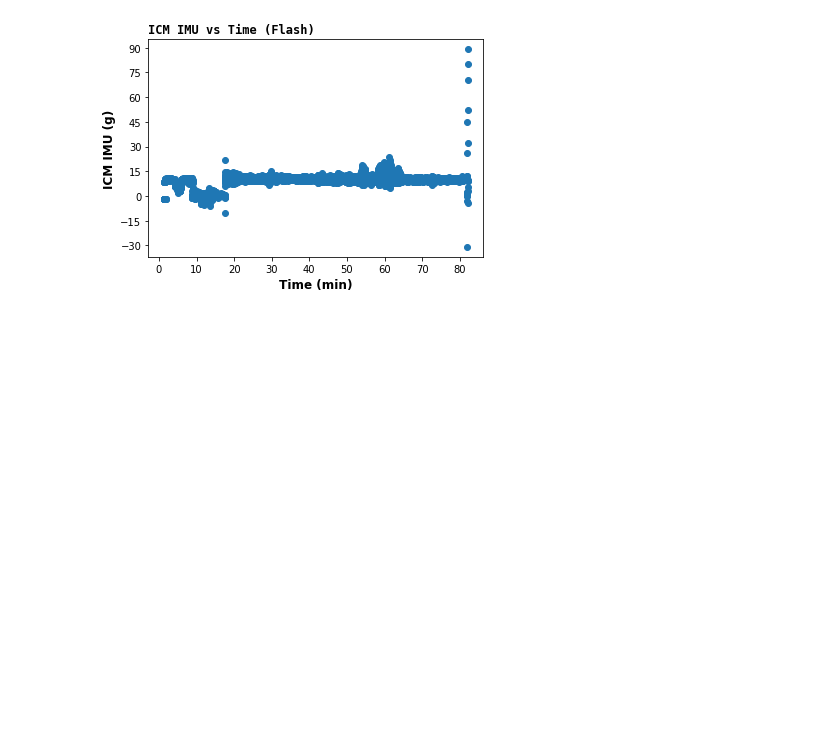
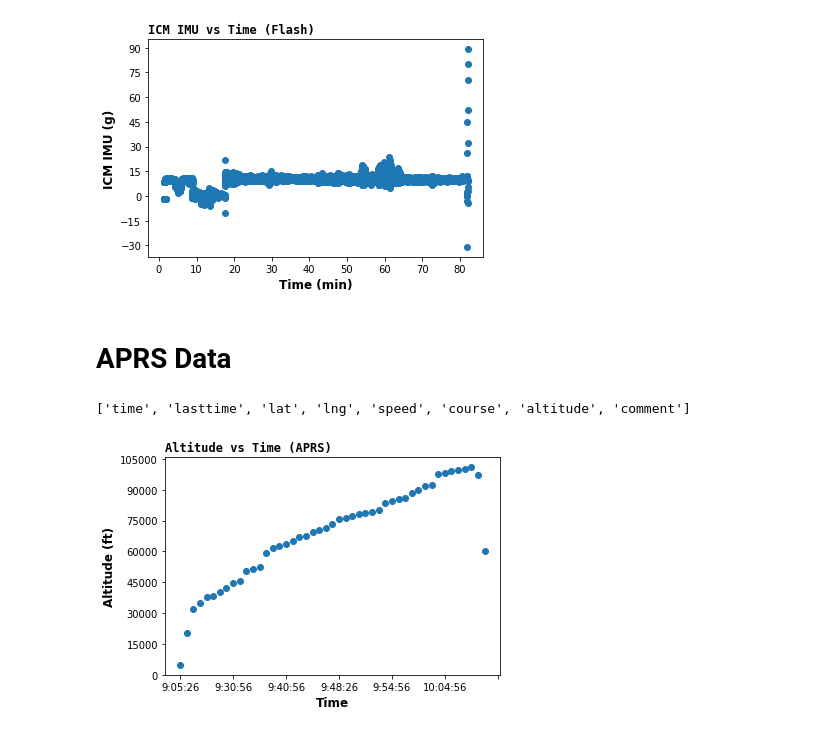
Before and after one commit to ASU-ASCEND/Fall-2024, a Jupyter notebook: DataProcessing/Traditional/Fall2024Launch.ipynb, the cells around one changed output. Cells and saved outputs as stored; diff of their text form; code cells hidden in the pictures; blank space fills up the shorter version.

```diff
--- a/DataProcessing/Traditional/Fall2024Launch.ipynb
+++ b/DataProcessing/Traditional/Fall2024Launch.ipynb
@@ -339,3 +339,32 @@ plotVsTime("ICM AccZ", "ICM IMU", "g")
 [figure]
 [figure]
 [figure]
+# %% [markdown]
+# APRS Data
+# %%
+aprs_df = pd.read_csv(aprs_data_csv)
+print(list(aprs_df.columns))
+
+def to_mst(utc):
+    parts = utc.split(":")
+    parts[0] = str(int(parts[0]) - 7)
+    return ":".join(parts)
+# %% [output]
+['time', 'lasttime', 'lat', 'lng', 'speed', 'course', 'altitude', 'comment']
+# %%
+fig, ax = plt.subplots()
+
+plt.scatter([to_mst(i.split()[1]) for i in aprs_df["time"]], [i * 3.28084 for i in aprs_df["altitude"]])
+ax.xaxis.set_major_locator(plt.MaxNLocator(8))
+ax.yaxis.set_major_locator(plt.MaxNLocator(10))
+
+plt.title(f"Altitude vs Time (APRS)", fontsize="large", loc="left", fontweight="bold", family="monospace")
+plt.ylabel(f"Altitude (ft)", fontsize="large", fontweight="bold")
+plt.xlabel("Time", fontsize="large", fontweight="bold")
+
+plt.savefig(os.path.join(graph_folder, f"aprs_altitude_vs_time.svg"))
+plt.savefig(os.path.join(graph_folder, f"aprs_altitude_vs_time.png"))
+
+plt.show()
+# %% [output]
+[figure, added]
```
Also changed, not shown: parts of 1 cell of this notebook, 21 other files.
